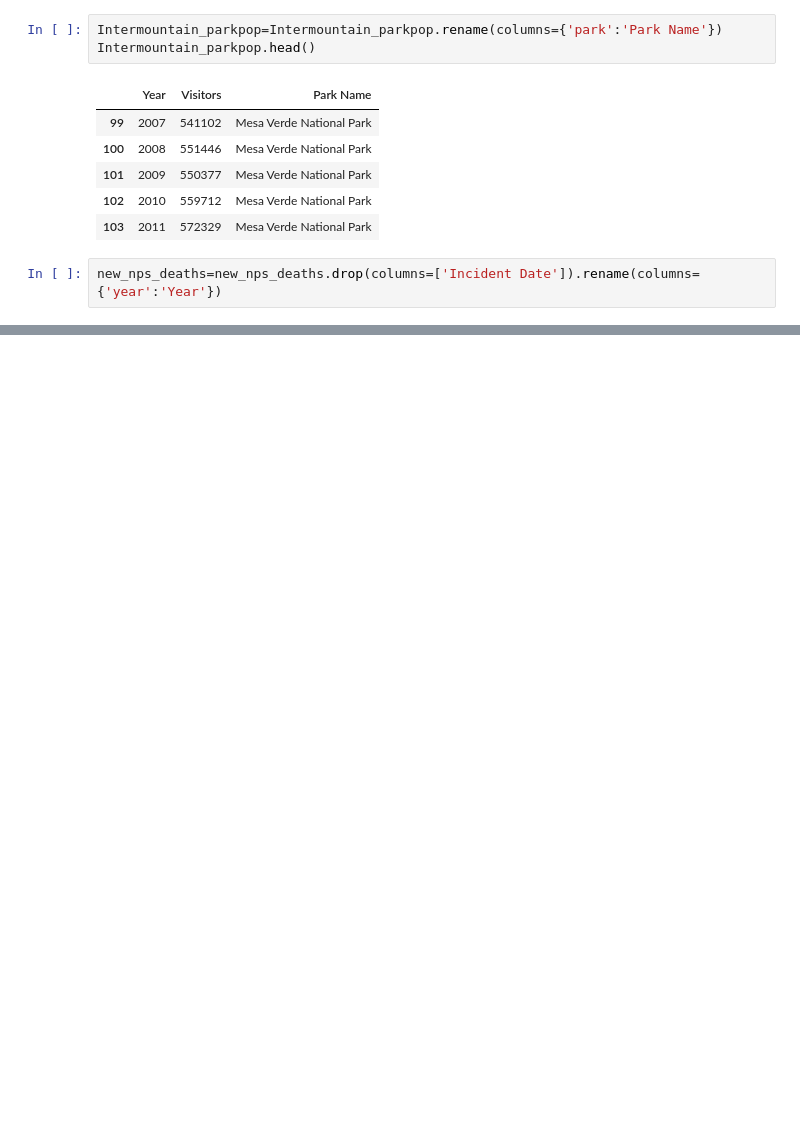
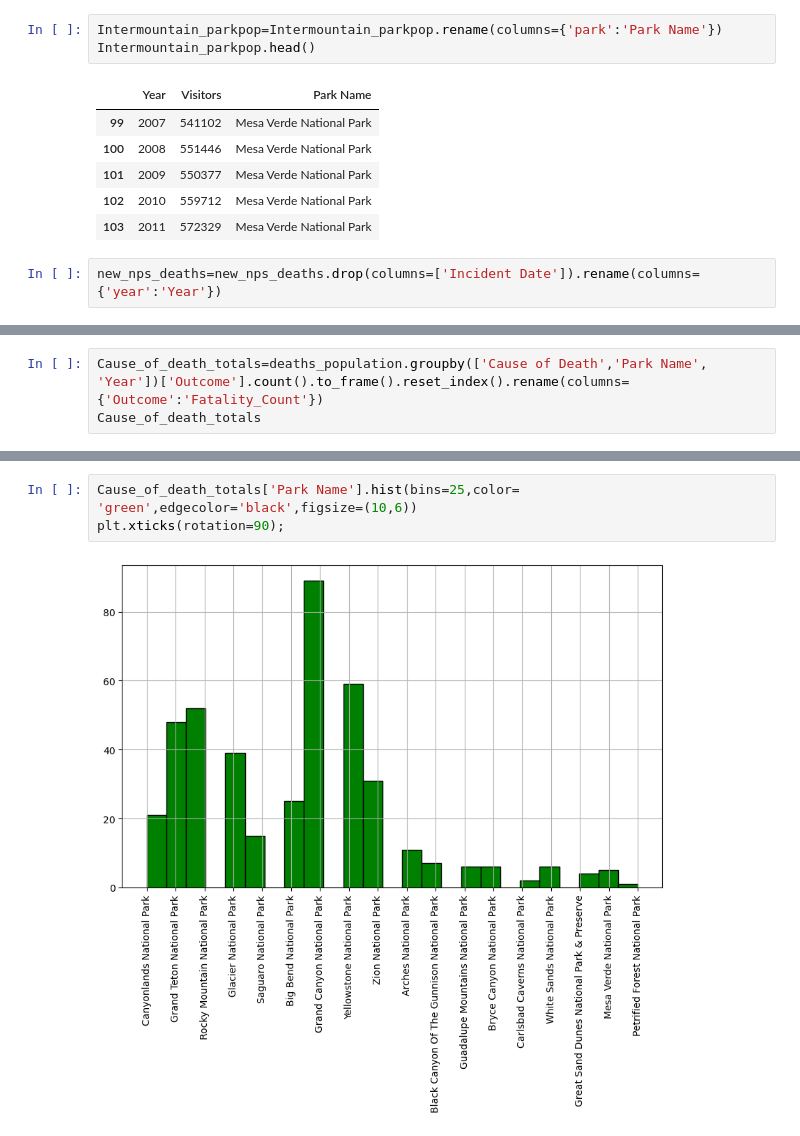
Before and after one commit to GGRAN24/Capstone_NParks, a Jupyter notebook: Capstone(a).ipynb, the cells around one changed output, grey strips where cells are left out. Cells and saved outputs as stored; diff of their text form; blank space fills up the shorter version.

```diff
--- a/Capstone(a).ipynb
+++ b/Capstone(a).ipynb
@@ -522,0 +613,3 @@ SyntaxError: unmatched ']' (1890416573.py, line 1)
+# %%
+Cause_of_death_totals=deaths_population.groupby(['Cause of Death','Park Name', 'Year'])['Outcome'].count().to_frame().reset_index().rename(columns={'Outcome':'Fatality_Count'})
+Cause_of_death_totals
@@ -522,0 +630,5 @@ SyntaxError: unmatched ']' (1890416573.py, line 1)
+# %%
+Cause_of_death_totals['Park Name'].hist(bins=25,color= 'green',edgecolor='black',figsize=(10,6))
+plt.xticks(rotation=90);
+# %% [output]
+[figure, added]
```
Also changed, not shown: parts of 10 cells of this notebook, 1 other file.
